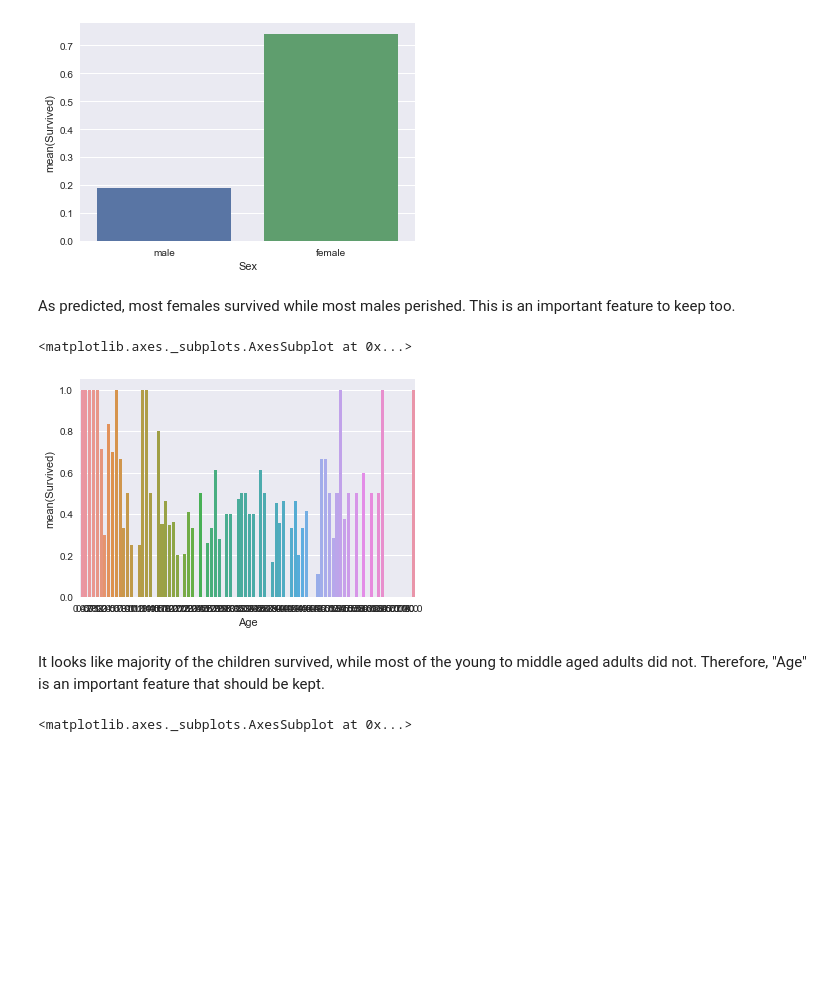
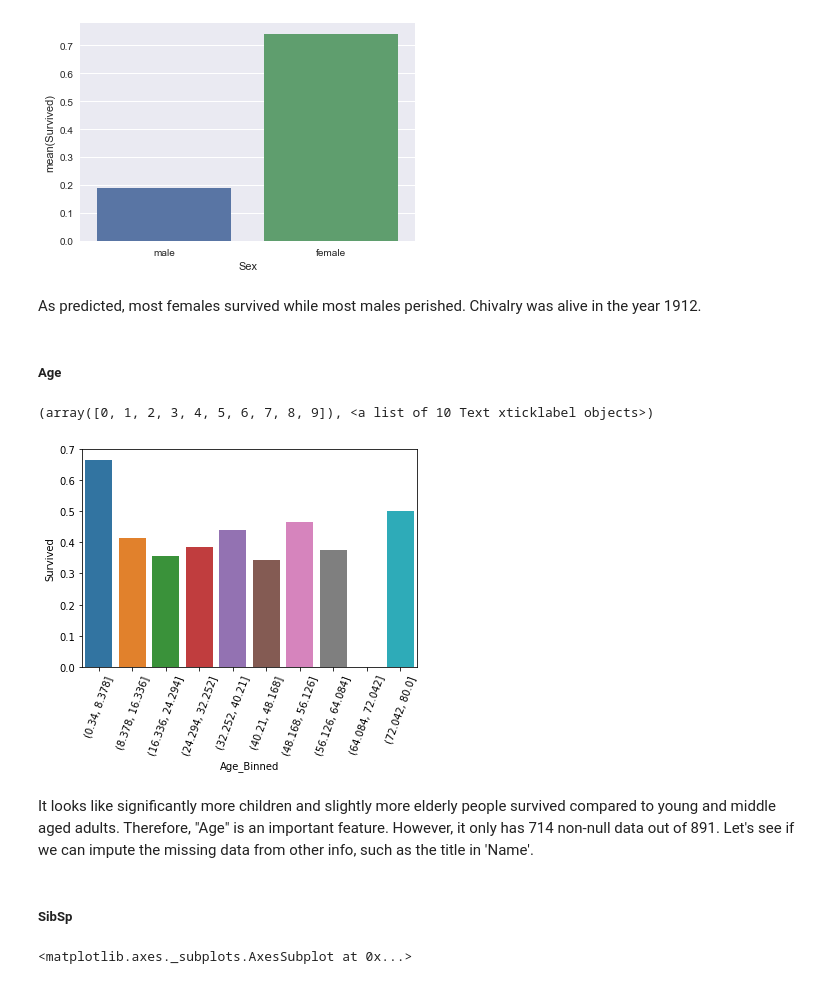
Before and after one commit to leeping-ng/ML-references, a Jupyter notebook: Titanic- Machine Learning from Disaster.ipynb, the cells around one changed output. Saved outputs shown, nothing was run; the diff lists cells and outputs as text; code cells hidden in the pictures; blank space fills up the shorter version.

```diff
--- a/Titanic- Machine Learning from Disaster.ipynb
+++ b/Titanic- Machine Learning from Disaster.ipynb
@@ -15,8 +15,8 @@ from sklearn.preprocessing import StandardScaler
 from sklearn.metrics import classification_report
 from sklearn.ensemble import RandomForestClassifier
 # %%
-df_train = pd.read_csv("train.csv")
-df_test = pd.read_csv("test.csv")
+df_train = pd.read_csv("data/train.csv")
+df_test = pd.read_csv("data/test.csv")
 # %% [markdown]
 ### Step 1: Exploratory Data Analysis
 # %%
@@ -145,0 +156,6 @@ It's quite obvious that a disproportionately higher number of passengers from Pc
+# %%
+# create an exploratory dataframe by adding columns to raw dataframe
+df_train_binned = df_train.copy(deep=True)
+
+# create a new column by adding "Title" which is extracted from "Name"
+df_train_binned['Title'] = df_train_binned['Name'].str.extract(' ([A-Za-z]+)\.', expand=False)
@@ -150,15 +214,22 @@ sns.barplot(x='Sex',y='Survived', data=df_train, ci=None)
 <matplotlib.axes._subplots.AxesSubplot at 0x...>
 [figure]
 # %% [markdown]
-As predicted, most females survived while most males perished. This is an important feature to keep too.
+As predicted, most females survived while most males perished. Chivalry was alive in the year 1912.
+# %% [markdown]
+##### Age
 # %%
 # Examine relationship between 'Age' and 'Survived'
-sns.barplot(x='Age',y='Survived', data=df_train, ci=None)
+
+df_train_binned['Age_Binned'] = pd.cut(df_train_binned['Age'], bins=10)
+sns.barplot(x=df_train_binned['Age_Binned'], y=df_train_binned['Survived'], estimator = np.mean, ci=None)
+plt.xticks(rotation=70)
 # %% [output]
-<matplotlib.axes._subplots.AxesSubplot at 0x...>
+(array([0, 1, 2, 3, 4, 5, 6, 7, 8, 9]), <a list of 10 Text xticklabel objects>)
-[figure, old version]
+[figure, new version]
-# %% [markdown]
-It looks like majority of the children survived, while most of the young to middle aged adults did not. Therefore, "Age" is an important feature that should be kept.
+# %% [markdown]
+It looks like significantly more children and slightly more elderly people survived compared to young and middle aged adults. Therefore, "Age" is an important feature. However, it only has 714 non-null data out of 891. Let's see if we can impute the missing data from other info, such as the title in 'Name'.
+# %% [markdown]
+##### SibSp
 # %%
 # Examine relationship between 'SibSp' and 'Survived'
 sns.barplot(x='SibSp',y='Survived', data=df_train, ci=None)
```
Also changed, not shown: parts of 29 cells of this notebook.
